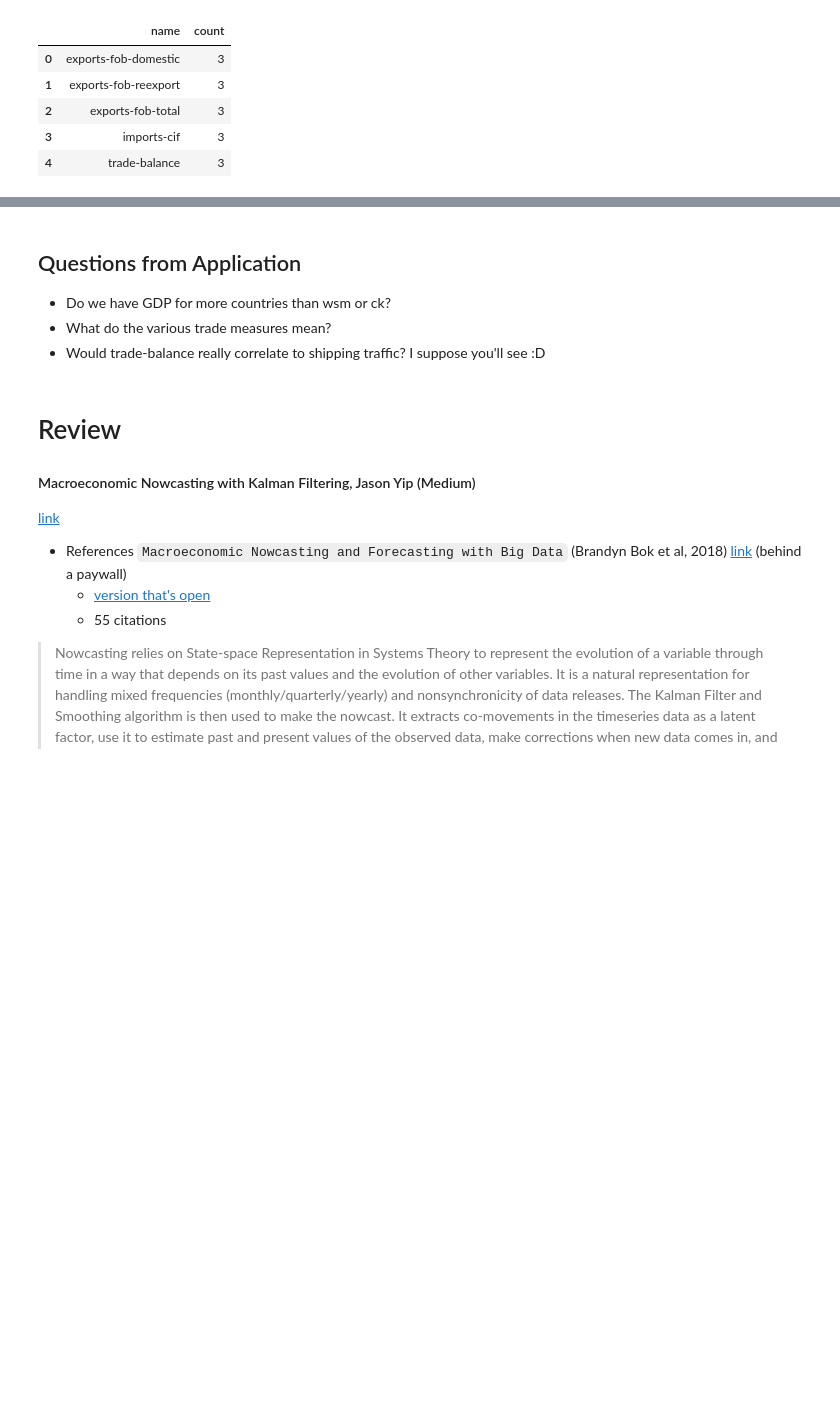
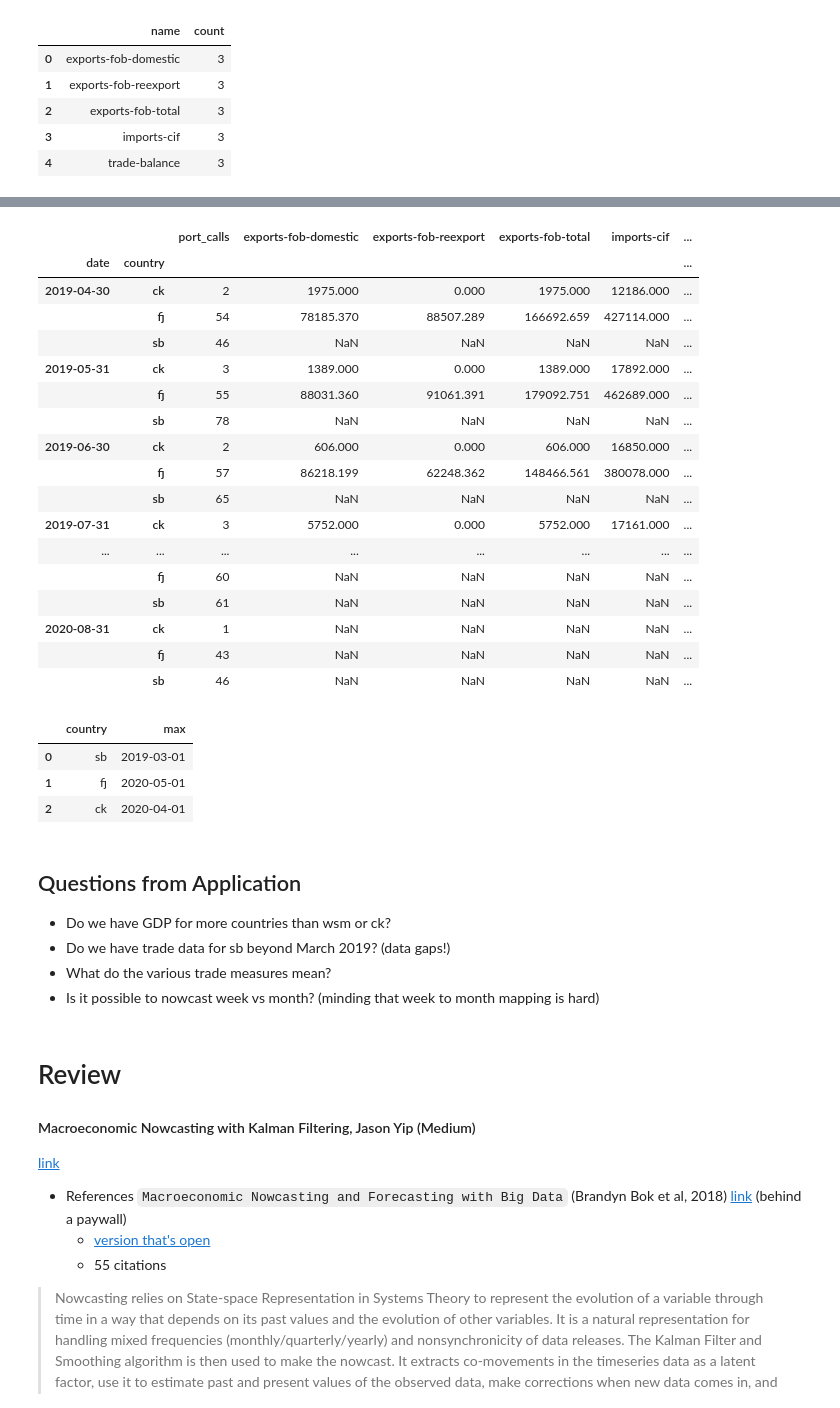
Before and after one commit to GeoffPidcock/ais-pacifimpact, a Jupyter notebook: notebooks/02--geoffpidcock--model-prototyping.ipynb, the cells around one changed output, grey strips where cells are left out. Saved outputs shown, nothing was run; the diff lists cells and outputs as text; code cells hidden in the pictures; blank space fills up the shorter version.

```diff
--- a/notebooks/02--geoffpidcock--model-prototyping.ipynb
+++ b/notebooks/02--geoffpidcock--model-prototyping.ipynb
@@ -361,0 +376,3 @@ data_trade_prep.head()
+# %%
+data_port = pd.read_csv('../data/raw/daily_port_calls.csv')
+data_port.head()
@@ -361,0 +386,6 @@ data_trade_prep.head()
+# %%
+data_port_prep = data_port.loc[
+    data_port['GID_0'].isin(['FJI','COK','SLB'])
+    ,['date-entry','GID_0','port-name','port_calls']
+].copy()
+data_port_prep.head()
@@ -361,0 +399,11 @@ data_trade_prep.head()
+# %%
+country_map = {
+    'FJI':'fj'
+    ,'SLB':'sb'
+    ,'COK':'ck'
+}
+data_port_prep['country'] = data_port_prep.GID_0.apply(lambda x: country_map.get(x))
+data_port_prep['date-entry'] = pd.to_datetime(data_port_prep['date-entry']
+                                             ,format='%m/%d/%Y')
+data_port_prep['date'] = data_port_prep['date-entry'] + MonthEnd(1)
+data_port_prep.head()
@@ -361,0 +417,5 @@ data_trade_prep.head()
+# %%
+data_port_prep2 = data_port_prep.groupby(['date','country'],as_index=False)['port_calls'].sum()
+data_port_prep2.set_index(['date','country'],inplace=True)
+data_port_prep2
+# April 2019 and August 2020 are incomplete months
@@ -361,0 +441,37 @@ data_trade_prep.head()
+# %%
+join = data_port_prep2.join(data_trade_prep,how='left')
+join
+# %% [output]
+|  |  | port_calls | exports-fob-domestic | exports-fob-reexport | exports-fob-total | imports-cif | ... |
+| date | country |  |  |  |  |  | ... |
+| 2019-04-30 | ck | 2 | 1975.000 | 0.000 | 1975.000 | 12186.000 | ... |
+|  | fj | 54 | 78185.370 | 88507.289 | 166692.659 | 427114.000 | ... |
+|  | sb | 46 | NaN | NaN | NaN | NaN | ... |
+| 2019-05-31 | ck | 3 | 1389.000 | 0.000 | 1389.000 | 17892.000 | ... |
+|  | fj | 55 | 88031.360 | 91061.391 | 179092.751 | 462689.000 | ... |
+|  | sb | 78 | NaN | NaN | NaN | NaN | ... |
+| 2019-06-30 | ck | 2 | 606.000 | 0.000 | 606.000 | 16850.000 | ... |
+|  | fj | 57 | 86218.199 | 62248.362 | 148466.561 | 380078.000 | ... |
+|  | sb | 65 | NaN | NaN | NaN | NaN | ... |
+| 2019-07-31 | ck | 3 | 5752.000 | 0.000 | 5752.000 | 17161.000 | ... |
+| ... | ... | ... | ... | ... | ... | ... | ... |
+|  | fj | 60 | NaN | NaN | NaN | NaN | ... |
+|  | sb | 61 | NaN | NaN | NaN | NaN | ... |
+| 2020-08-31 | ck | 1 | NaN | NaN | NaN | NaN | ... |
+|  | fj | 43 | NaN | NaN | NaN | NaN | ... |
+|  | sb | 46 | NaN | NaN | NaN | NaN | ... |
+# %%
+# that's the problem
+pd.read_sql("""
+select country,max(date)
+from public.country_metrics
+where true
+and category = 'trade'
+and country in ('fj','ck','sb')
+group by 1
+""",con=engine)
+# %% [output]
+|  | country | max |
+| 0 | sb | 2019-03-01 |
+| 1 | fj | 2020-05-01 |
+| 2 | ck | 2020-04-01 |
@@ -362,8 +482,9 @@ data_trade_prep.head()
 # %% [markdown]
 ## Questions from Application
 - Do we have GDP for more countries than wsm or ck?
+- Do we have trade data for sb beyond March 2019? (data gaps!)
 - What do the various trade measures mean?
-- Would trade-balance really correlate to shipping traffic? I suppose you'll see :D
+- Is it possible to nowcast week vs month? (minding that week to month mapping is hard)
 # %% [markdown]
 # Review
 
```
Also changed, not shown: parts of 9 cells of this notebook.
